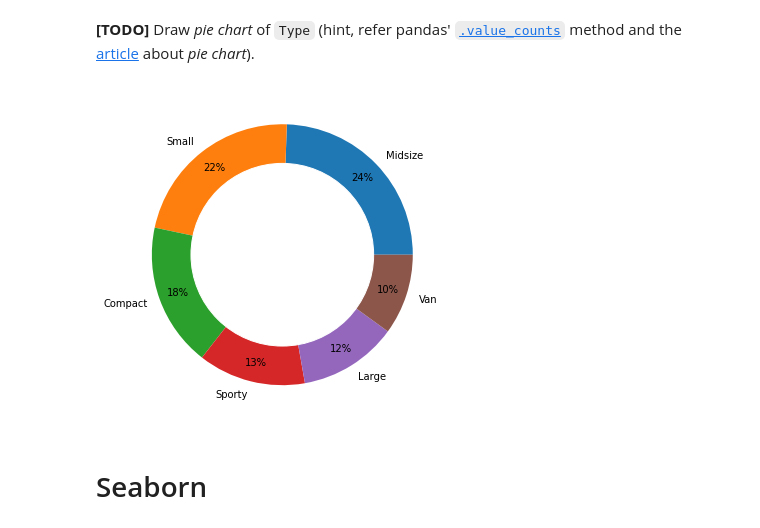
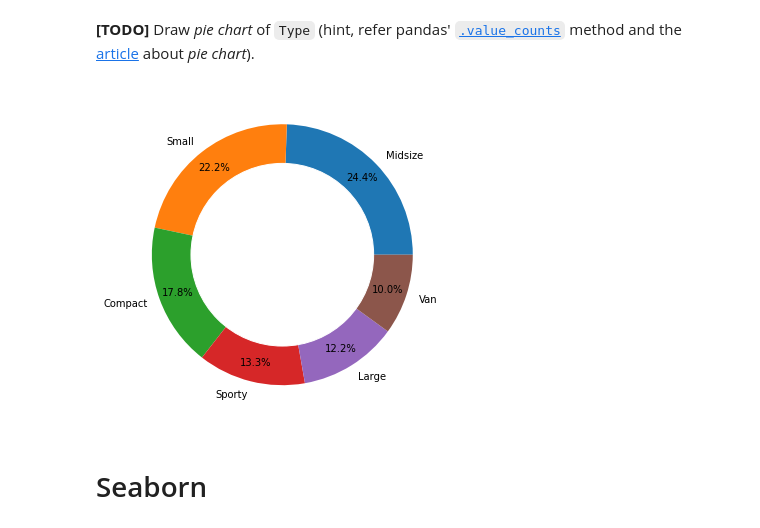
Before and after one commit to yusongod0303/DAP__, a Jupyter notebook: lecture4.ipynb, the cells around one changed output. Cells and saved outputs as stored; diff of their text form; code cells hidden in the pictures.

```diff
--- a/lecture4.ipynb
+++ b/lecture4.ipynb
@@ -27,20 +27,20 @@ Please refer the [official doc](https://matplotlib.org/) or following [article](
 # %%
 typeCount = df.Type.value_counts(normalize = True)
 fig, ax = plt.subplots(figsize=(6,6))
 
 ax.pie(typeCount,
        labels = df. Type.value_counts().index,
-       autopct = '%.lf%%',
+       autopct = '%0.1f%%',
        pctdistance = 0.85
        )
 
 #draw white circle in the middle
 centre_circle = plt.Circle((0, 0), 0.70, color='white')
 ax.add_artist(centre_circle)
 
 plt.show()
 # %% [output]
-[figure, old version]
+[figure, new version]
 # %% [markdown]
 # Seaborn
 # %% [markdown]
```
